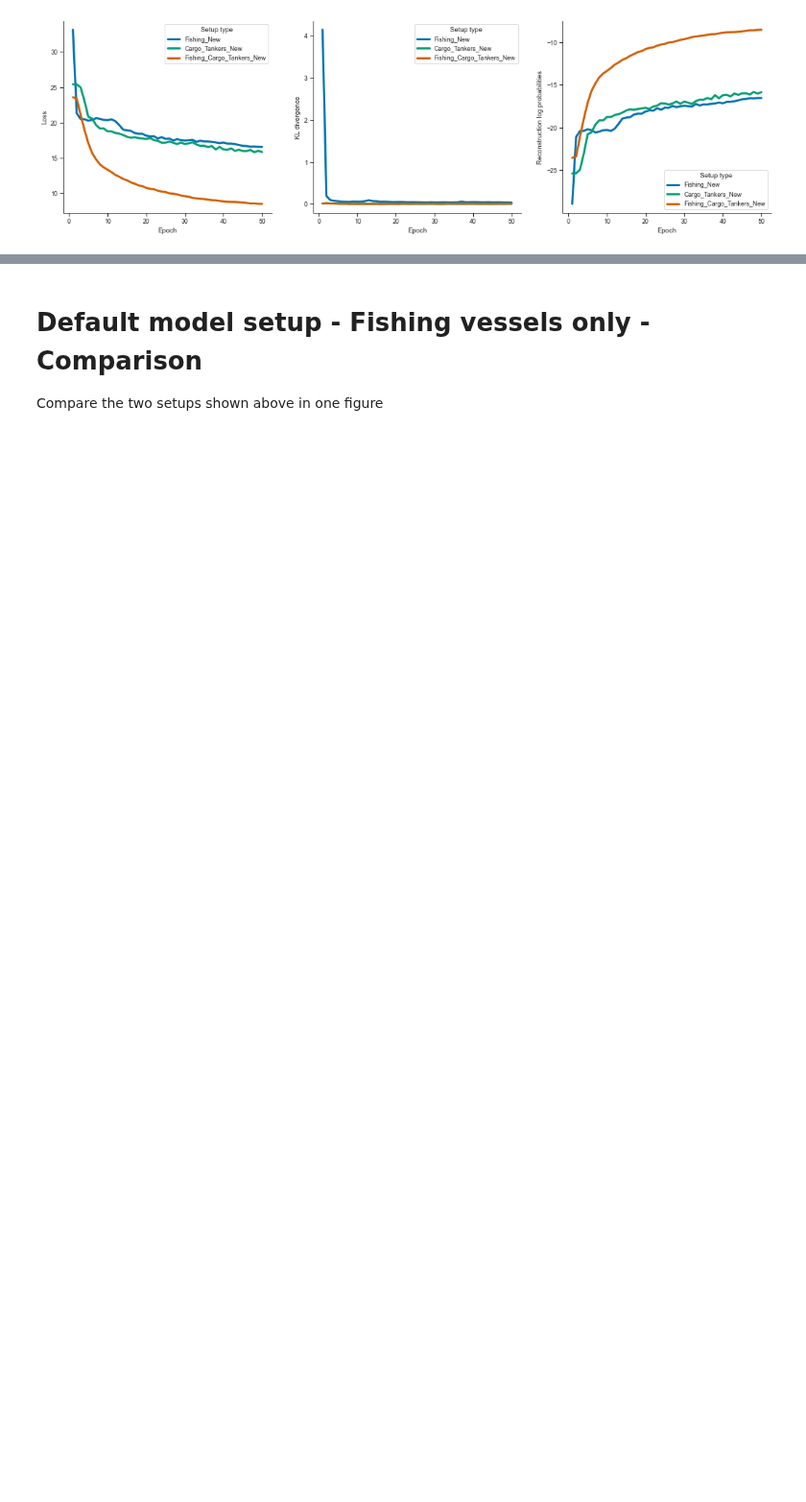
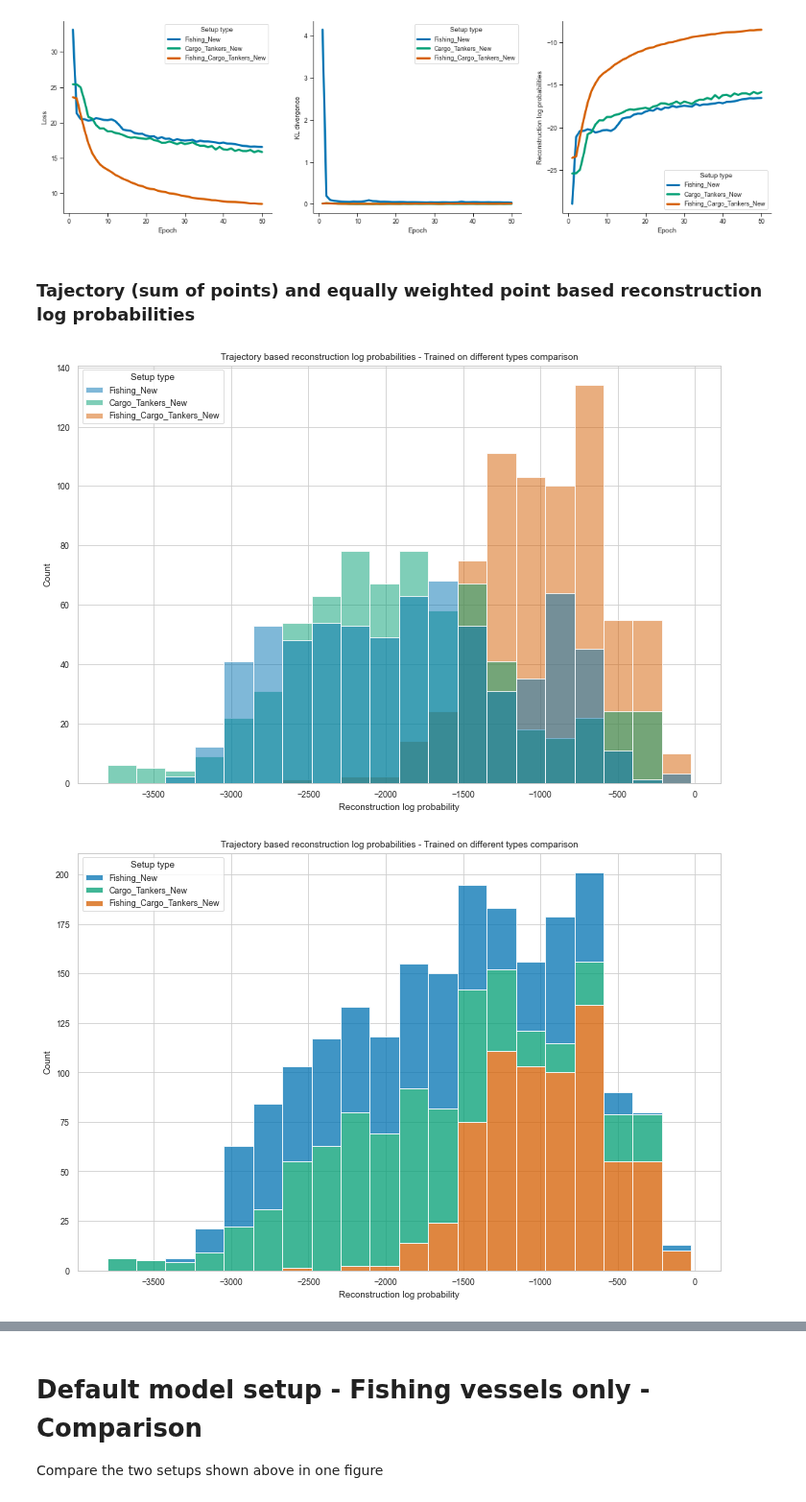
Before and after one commit to ThordurPall/vessel-trajectory-anomaly-detection, a Jupyter notebook: notebooks/Model Training/Learning Curves/Discrete Representation/Explore Fishing Vessels Only Validation Curves - Comparison.ipynb, the cells around one changed output, grey strips where cells are left out. Shown at 96% size. Saved outputs shown, nothing was run; the diff lists cells and outputs as text; code cells hidden in the pictures; blank space fills up the shorter version.

```diff
--- a/notebooks/Model Training/Learning Curves/Discrete Representation/Explore Fishing Vessels Only Validation Curves - Comparison.ipynb
+++ b/notebooks/Model Training/Learning Curves/Discrete Representation/Explore Fishing Vessels Only Validation Curves - Comparison.ipynb
@@ -48,2 +124,24 @@ summary_models.plot_curves(df_new[df_new["Data set type"] == "Validation"], hue,
 # %% [output]
 [figure]
+# %% [markdown]
+### Tajectory (sum of points) and equally weighted point based reconstruction log probabilities
+# %%
+# Combine the different vessel type date frames
+df_recon = pd.concat([df_track_lvl_fish, df_track_lvl_carg_tank, df_track_lvl_fish_carg_tank])
+df_recon.reset_index(drop=True, inplace=True)
+
+# Plot trajectory based reconstruction log probabilities for the new fishing vessel trajectories
+title = "Trajectory based reconstruction log probabilities - Trained on different types comparison"
+x = "Reconstruction log probability"
+summary_models_fish_carg_tank.hist_stacked_plot(df_recon, type="Histogram", title=title, x=x, hue=hue, hue_order=hue_order)
+summary_models_fish_carg_tank.hist_stacked_plot(df_recon, type="Stacked", x=x, hue=hue, title=title, hue_order=hue_order)
+
+# Plot equally weighted (point based) reconstruction log probabilities for the new fishing vessel trajectories
+title = "Equally weighted (point based) reconstruction log probabilities - Trained on different types comparison"
+x = "Equally weighted reconstruction log probability"
+summary_models_fish_carg_tank.hist_stacked_plot(df_recon, type="Histogram", title=title, x=x, hue=hue, hue_order=hue_order)
+summary_models_fish_carg_tank.hist_stacked_plot(df_recon, type="Stacked", x=x, hue=hue, title=title, hue_order=hue_order)
+df_recon.groupby(hue)[x].describe()
+# %% [output]
+[figure, added]
+[figure, added]
```
Also changed, not shown: parts of 7 cells of this notebook, 2 other files.
